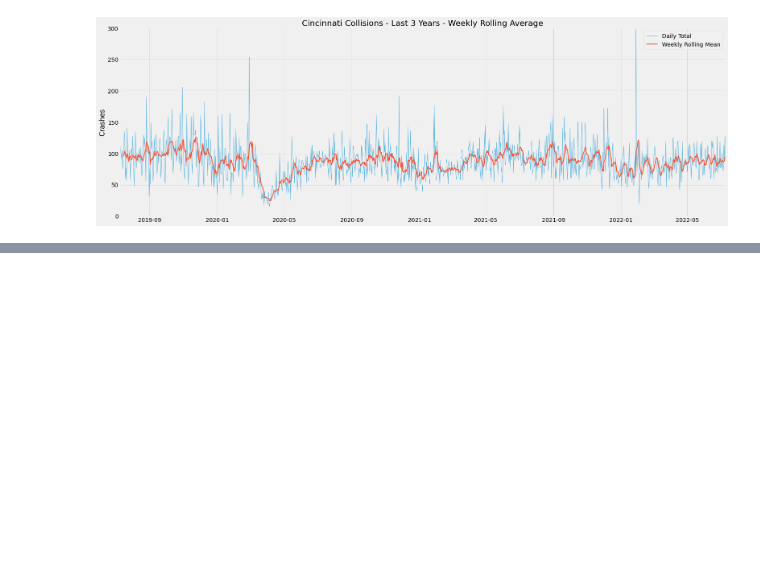
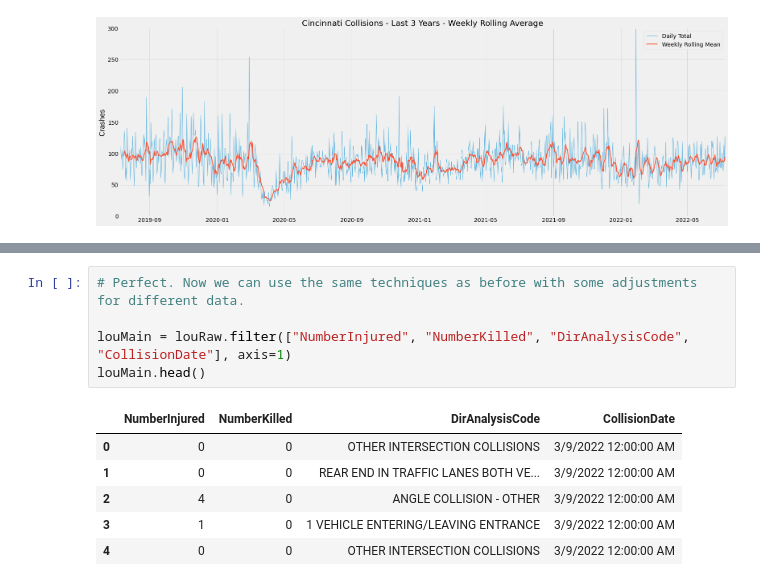
Before and after one commit to orderlogicmachine/covid-crash-compare, a Jupyter notebook: main.ipynb, the cells around one changed output, grey strips where cells are left out. Drawn from its saved outputs; the diff is of its cells as text; blank space fills up the shorter version.

```diff
--- a/main.ipynb
+++ b/main.ipynb
@@ -142,0 +160,12 @@ plt.ylim(0, 300)
+# %%
+# Perfect. Now we can use the same techniques as before with some adjustments for different data.
+
+louMain = louRaw.filter(["NumberInjured", "NumberKilled", "DirAnalysisCode", "CollisionDate"], axis=1)
+louMain.head()
+# %% [output]
+|  | NumberInjured | NumberKilled | DirAnalysisCode | CollisionDate |
+| 0 | 0 | 0 | OTHER INTERSECTION COLLISIONS | 3/9/2022 12:00:00 AM |
+| 1 | 0 | 0 | REAR END IN TRAFFIC LANES BOTH VE... | 3/9/2022 12:00:00 AM |
+| 2 | 4 | 0 | ANGLE COLLISION - OTHER | 3/9/2022 12:00:00 AM |
+| 3 | 1 | 0 | 1 VEHICLE ENTERING/LEAVING ENTRANCE | 3/9/2022 12:00:00 AM |
+| 4 | 0 | 0 | OTHER INTERSECTION COLLISIONS | 3/9/2022 12:00:00 AM |
```
Also changed, not shown: parts of 6 cells of this notebook.
